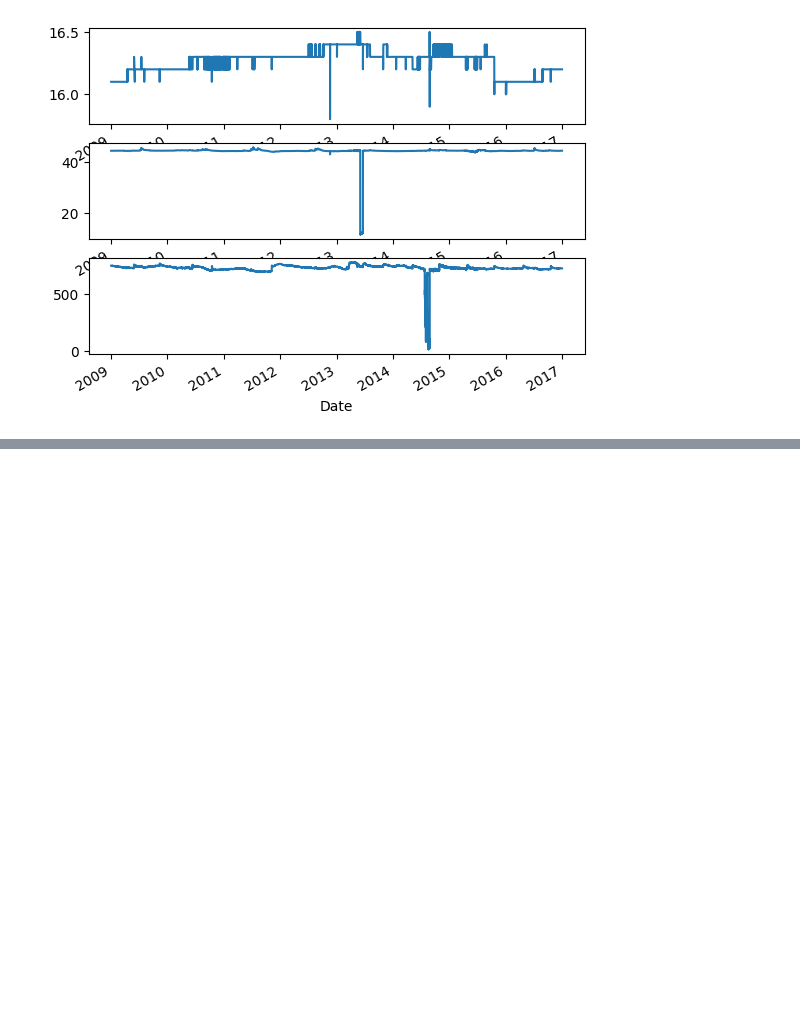
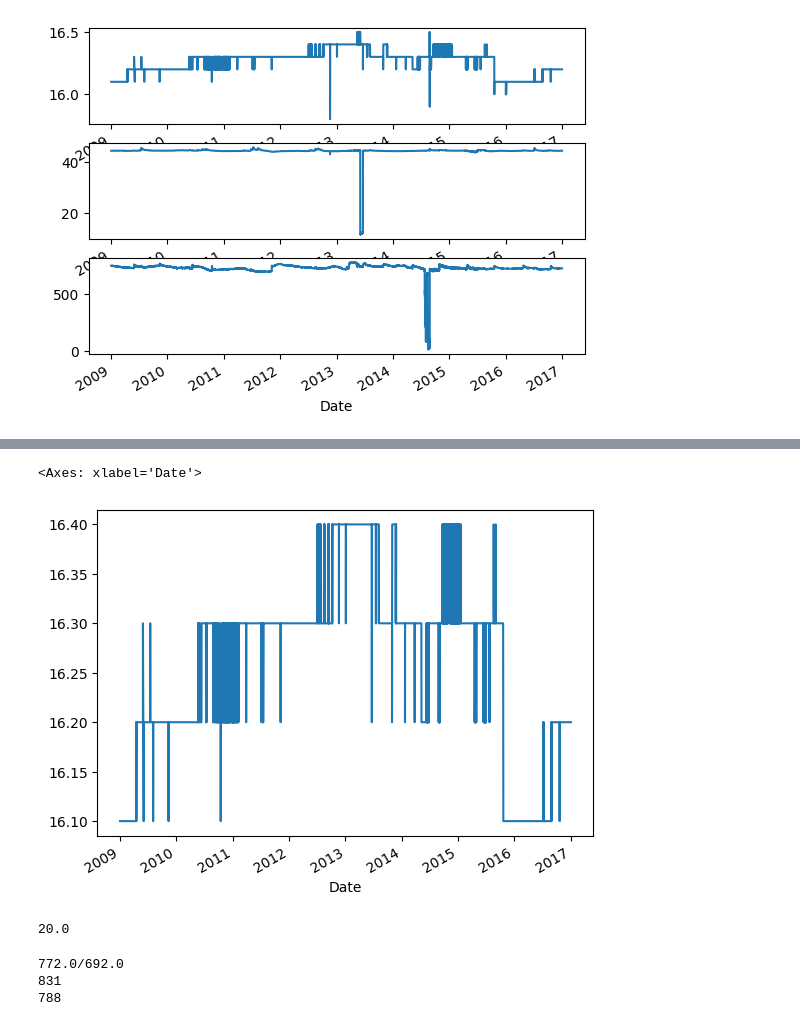
Before and after one commit to chopperkim/BasicPython, a Jupyter notebook: chapter08/water.ipynb, the cells around one changed output, grey strips where cells are left out. Saved outputs shown, nothing was run; the diff lists cells and outputs as text; code cells hidden in the pictures; blank space fills up the shorter version.

```diff
--- a/chapter08/water.ipynb
+++ b/chapter08/water.ipynb
@@ -165,0 +208,25 @@ plt.show()
+# %%
+df_iqr_temp = df2[(df2['temp'] < upper_temp) & (df2['temp'] > lower_temp)]
+df_iqr_temp['temp'].plot()
+# %% [output]
+<Axes: xlabel='Date'>
+[figure, added]
+# %%
+# 전기전도도 IQR 구하기
+q3_ec = df2['EC'].quantile(q=0.75)
+q1_ec = df2['EC'].quantile(q=0.25)
+iqr_ec = q3_ec - q1_ec
+print(iqr_ec)
+# %% [output]
+20.0
+# %%
+# 전기전도도 상한값, 하한값, 이상치 개수 구하기
+upper_ec = q3_ec + 1.5 * iqr_ec # 최대값
+lower_ec = q1_ec - 1.5 * iqr_ec # 최소값
+print(f'{upper_ec}/{lower_ec}')
+print((df2['EC'] > upper_ec).sum())
+print((df2['EC'] < lower_ec).sum())
+# %% [output]
+772.0/692.0
+831
+788
```
Also changed, not shown: parts of 18 cells of this notebook, 2 other files.
